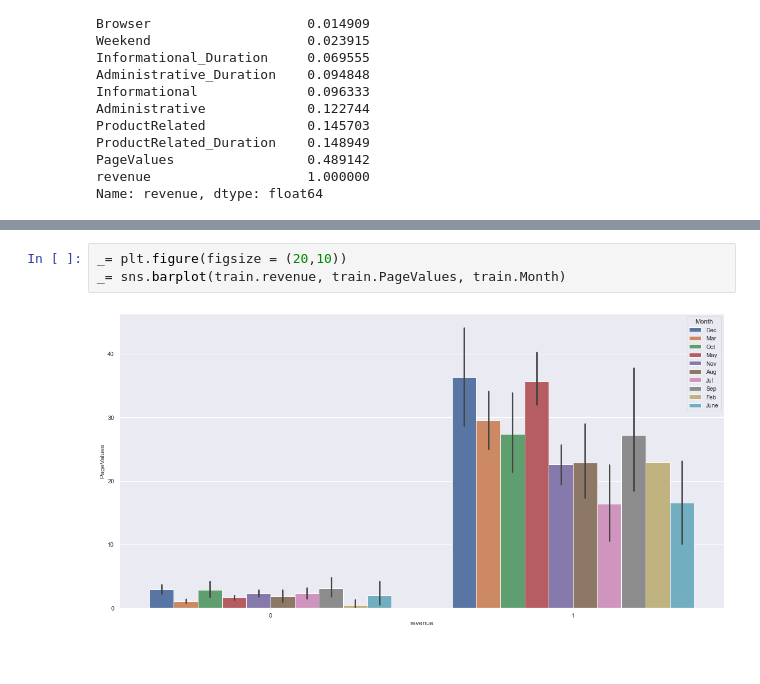
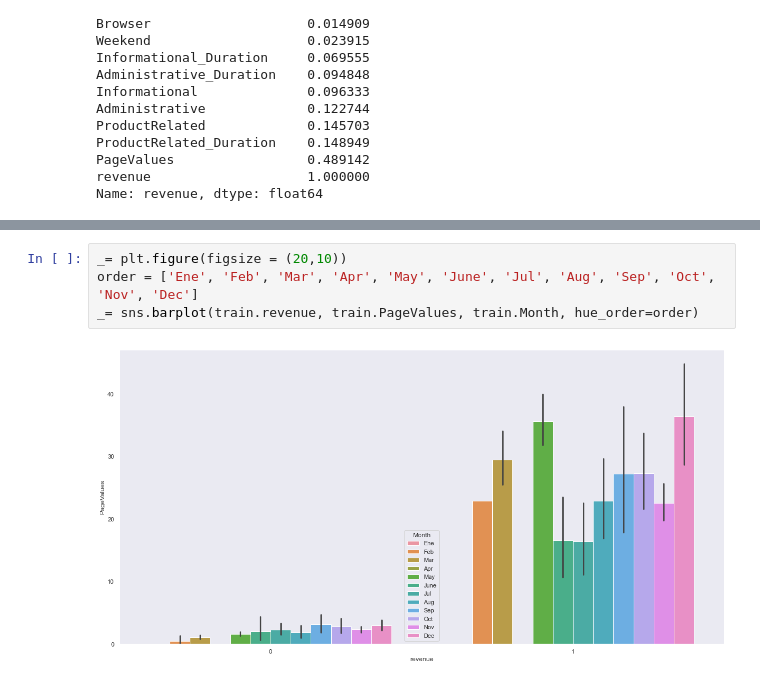
Before and after one commit to javier-desario/PredictionOfOnlineShoppersPurchasingIntention-, a Jupyter notebook: PredictionOfOnlineShoppersPurchasingIntention.ipynb, the cells around one changed output, grey strips where cells are left out. Saved outputs shown, nothing was run; the diff lists cells and outputs as text.

```diff
--- a/PredictionOfOnlineShoppersPurchasingIntention.ipynb
+++ b/PredictionOfOnlineShoppersPurchasingIntention.ipynb
@@ -219,8 +227,9 @@ _= sns.violinplot(train.OperatingSystems, train.Region)
 # %%
 _= plt.figure(figsize = (20,10))
-_= sns.barplot(train.revenue, train.PageValues, train.Month)
+order = ['Ene', 'Feb', 'Mar', 'Apr', 'May', 'June', 'Jul', 'Aug', 'Sep', 'Oct', 'Nov', 'Dec']
+_= sns.barplot(train.revenue, train.PageValues, train.Month, hue_order=order)
 # %% [output]
-[figure, old version]
+[figure, new version]
 # %%
 _= plt.figure(figsize = (15,7))
 _= sns.scatterplot(train.BounceRates, train.ExitRates, train.revenue, alpha =.5)
```
Also changed, not shown: parts of 35 cells of this notebook, 1 other file.
